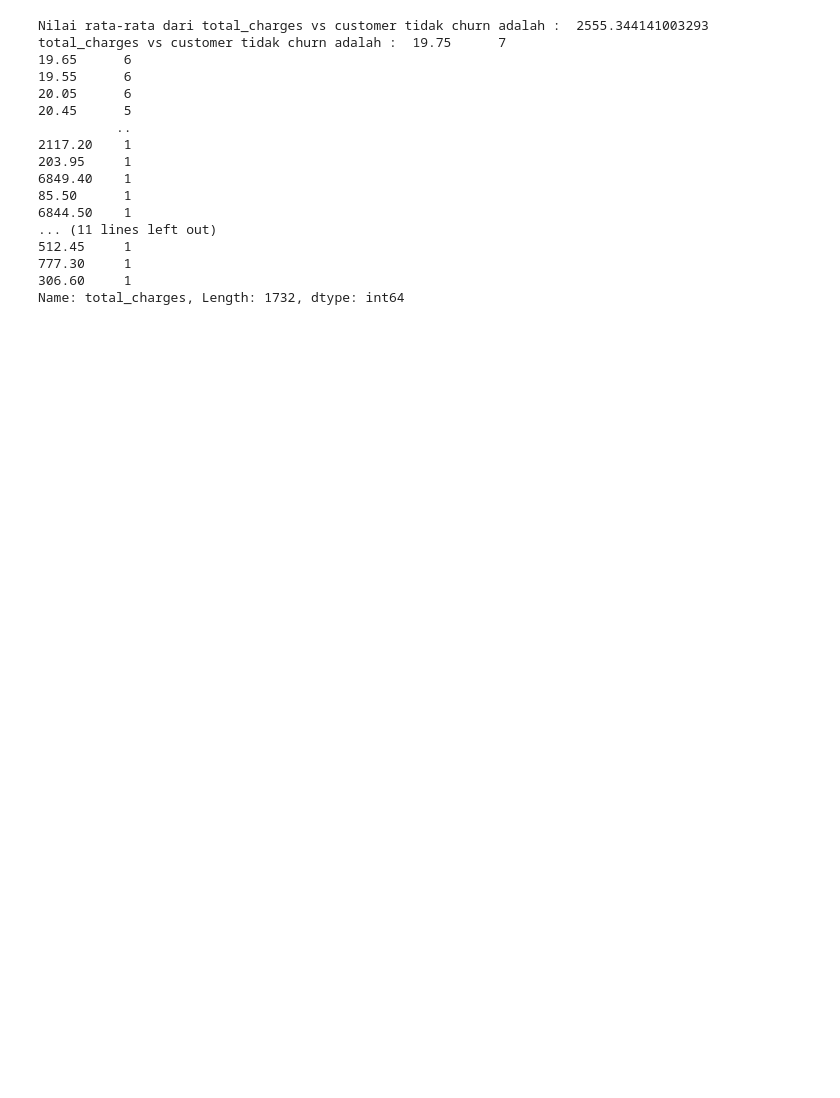
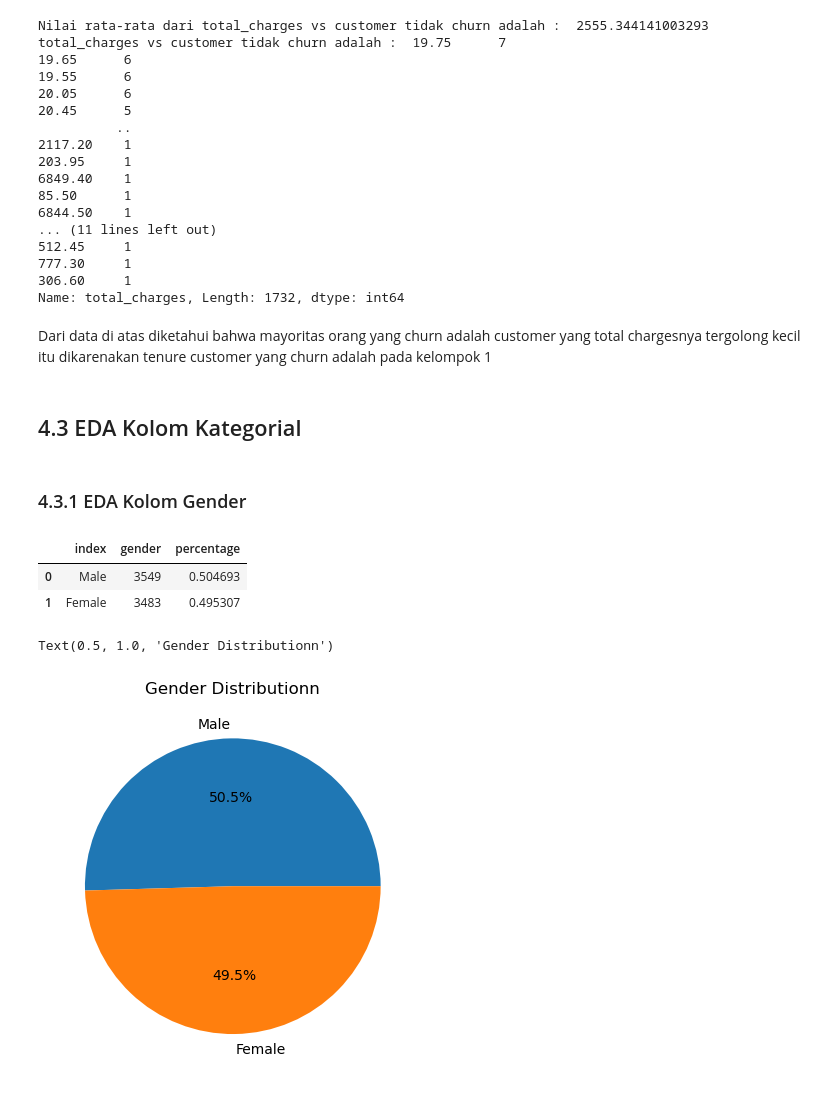
Before and after one commit to FTDS-assignment-bay/p2-final-project-ftds-001-sby-group-001, a Jupyter notebook: data_analyst.ipynb, the cells around one changed output. Drawn from its saved outputs; the diff is of its cells as text; code cells hidden in the pictures; blank space fills up the shorter version.

```diff
--- a/data_analyst.ipynb
+++ b/data_analyst.ipynb
@@ -268,3 +268,24 @@ total_charges vs customer tidak churn adalah :  19.75      7
 777.30     1
 306.60     1
 Name: total_charges, Length: 1732, dtype: int64
+# %% [markdown]
+Dari data di atas diketahui bahwa mayoritas orang yang churn adalah customer yang total chargesnya tergolong kecil itu dikarenakan tenure customer yang churn adalah pada kelompok 1
+# %% [markdown]
+## 4.3 EDA Kolom Kategorial
+# %% [markdown]
+### 4.3.1 EDA Kolom Gender
+# %%
+target = df["gender"].value_counts().reset_index()
+persen = df["gender"].value_counts(normalize=True).reset_index()
+target["percentage"] = persen["gender"]
+target
+# %% [output]
+|  | index | gender | percentage |
+| 0 | Male | 3549 | 0.504693 |
+| 1 | Female | 3483 | 0.495307 |
+# %%
+plt.pie(x = df['gender'].value_counts(), labels = df['gender'].value_counts().index, autopct = '%1.1f%%' , startangle = 360)
+plt.title("Gender Distributionn")
+# %% [output]
+Text(0.5, 1.0, 'Gender Distributionn')
+[figure, added]
```
Also changed, not shown: parts of 13 cells of this notebook.
